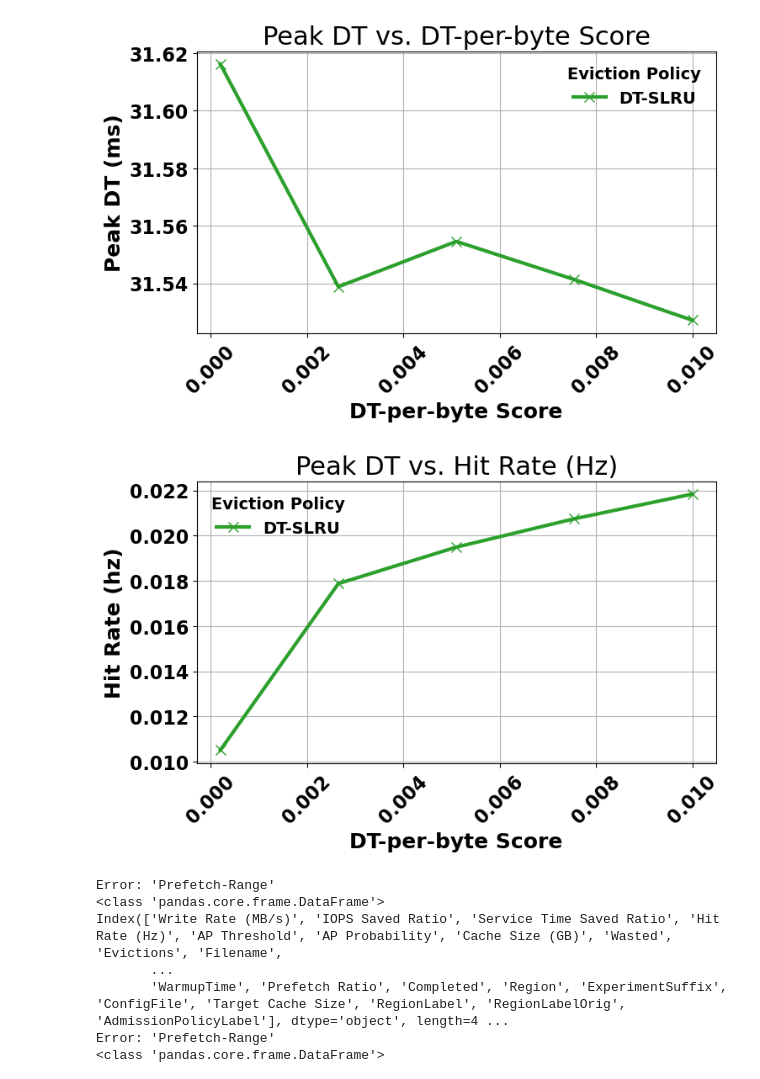
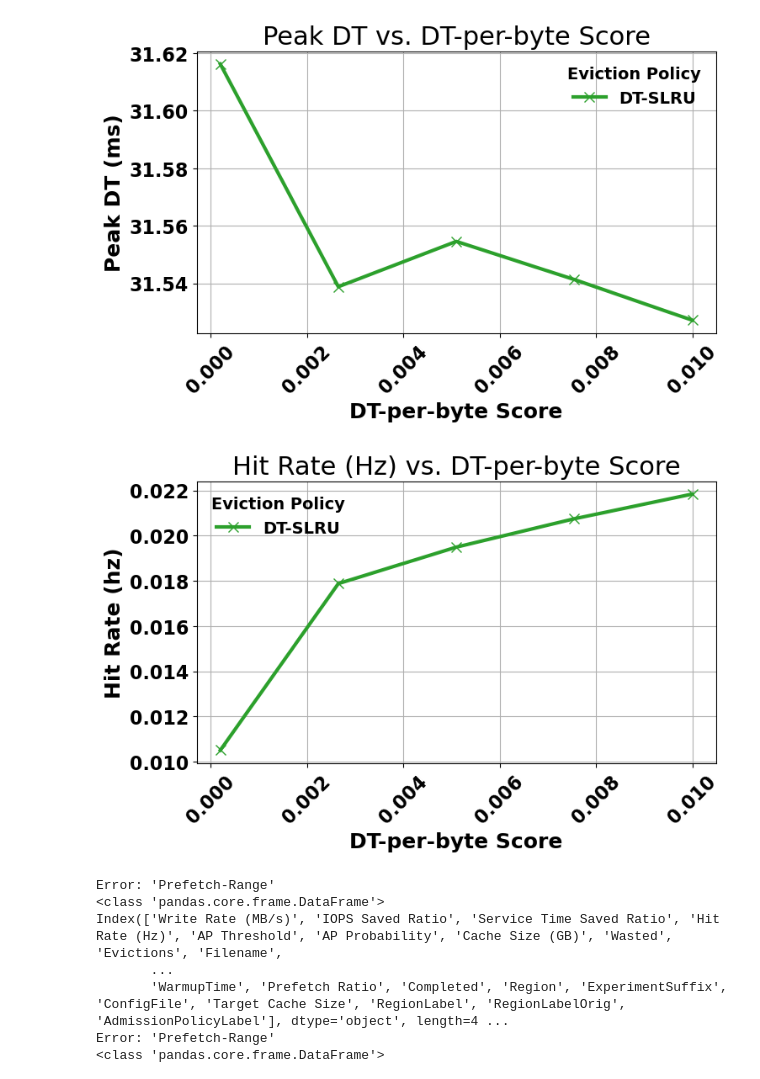
Before and after one commit to JRYOO-FDU-CAPSTONE/csci-6806-fa-2025-6806_fa2025_group1, a Jupyter notebook: notebooks/example/A5-Ablation.ipynb, the cells around one changed output. Drawn from its saved outputs; the diff is of its cells as text; code cells hidden in the pictures.

Commit message:
Fix incorrect caption for figure2

```diff
--- a/notebooks/example/A5-Ablation.ipynb
+++ b/notebooks/example/A5-Ablation.ipynb
@@ -266,23 +268,23 @@ plt.show()
 # %%
 plt.plot(
     dt_slru_df['DT-per-byte Score'],
     dt_slru_df['Hit Rate (Hz)'],
     marker='x',
     linewidth=3,
     color='tab:green',
     label='DT-SLRU'
 )
 
 # plt.ticklabel_format(style='sci', axis='x', scilimits=(0, 0))
 plt.xticks(rotation=45)
-plt.title("Peak DT vs. Hit Rate (Hz)")
+plt.title("Hit Rate (Hz) vs. DT-per-byte Score")
 plt.xlabel("DT-per-byte Score")
 plt.ylabel("Hit Rate (hz)")
 plt.grid(True)
 plt.legend(title="Eviction Policy")
 plt.show()
 # %% [output]
-[figure, old version]
+[figure, new version]
 # %%
 dt_slru2_resultfiles = {
     'DT-SLRU_0.0002': 'runs/example/dt-slru/acceptall-1_lru_366.475GB/full_0_0.1_0.0002_cache_perf.txt.lzma',
```
Also changed, not shown: parts of 2 cells of this notebook.
